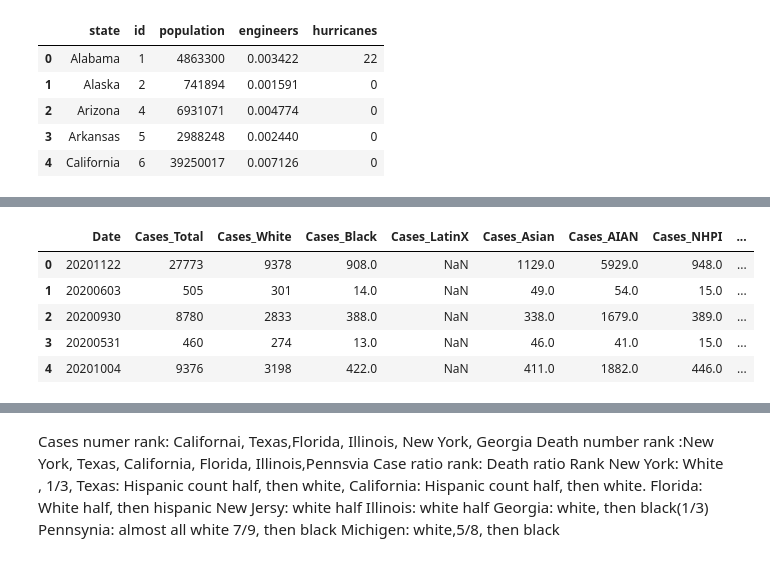
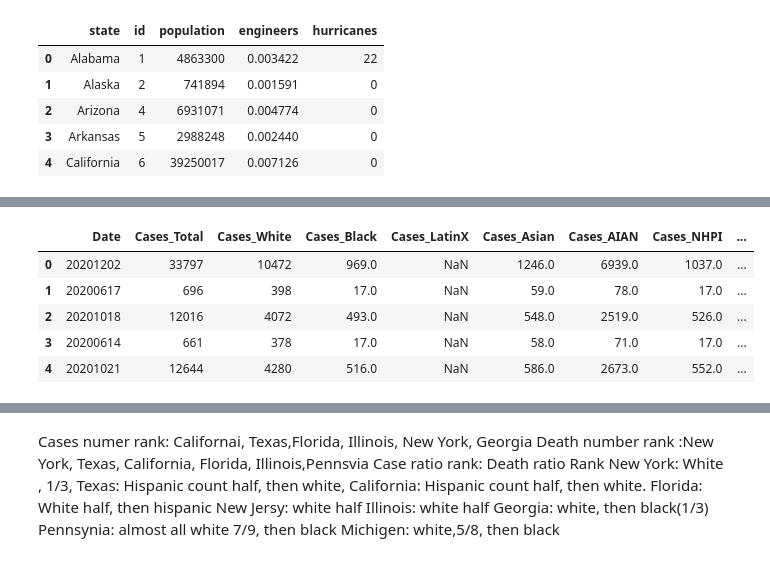
Before and after one commit to yaolihua081/COVID-19-Project, a Jupyter notebook: USACovid_19_By_Race.ipynb, the cells around one changed output, grey strips where cells are left out. Saved outputs shown, nothing was run; the diff lists cells and outputs as text; code cells hidden in the pictures.

```diff
--- a/USACovid_19_By_Race.ipynb
+++ b/USACovid_19_By_Race.ipynb
@@ -51,31 +42,31 @@ Saving USAStateABV.csv to USAStateABV.csv
 # %%
 #https://covidtracking.com/race/about#download-the-data
 # The data were loaded to Githhub so I can read them directly
-covid_data=pd.read_csv('https://raw.githubusercontent.com/yaolihua081/Stanford-CS06dataviz/main/Race%20Data%20Entry%20-%20CRDT.csv')
+covid_data=pd.read_csv('https://raw.githubusercontent.com/yaolihua081/COVID-19-Project/main/CRDT%20Data%20-%20CRDTDec5.csv')#data by dec 2
 covid_data.dropna()
 #this is to match state name
 USAStateABV_data=pd.read_csv('https://raw.githubusercontent.com/yaolihua081/Stanford-CS06dataviz/main/USAStateABV.csv')
 #USAStateABV_data=pd.read_csv('USAStateABV.csv')
 #covid_data=pd.read_csv('Race Data Entry - CRDT.csv')
 
 #find week for the date
 covid_data['date']=covid_data['Date'].apply(lambda x: datetime.datetime.strptime(str(x), '%Y%m%d').strftime('%m/%d/%Y'))
 covid_data.head
 covid_data['week']=pd.DatetimeIndex(covid_data['date']).week
 covid_data
 #match state name
 USAStateABV_data['state_code']=USAStateABV_data['Code']
 covid_data['state_code']=covid_data['State']
 covid_data.drop(['State'],axis = 1, inplace=True)
 
 covid_data_sorted=covid_data.sort_values(by='state_code')
 USAStateABV_data_sorted=USAStateABV_data.sort_values(by='state_code')
 covid_data_sorted=pd.merge(covid_data_sorted,USAStateABV_data_sorted)
 covid_data_sorted.head()
 # %% [output]
 |  | Date | Cases_Total | Cases_White | Cases_Black | Cases_LatinX | Cases_Asian | Cases_AIAN | Cases_NHPI | ... |
-| 0 | 20201122 | 27773 | 9378 | 908.0 | NaN | 1129.0 | 5929.0 | 948.0 | ... |
-| 1 | 20200603 | 505 | 301 | 14.0 | NaN | 49.0 | 54.0 | 15.0 | ... |
-| 2 | 20200930 | 8780 | 2833 | 388.0 | NaN | 338.0 | 1679.0 | 389.0 | ... |
-| 3 | 20200531 | 460 | 274 | 13.0 | NaN | 46.0 | 41.0 | 15.0 | ... |
-| 4 | 20201004 | 9376 | 3198 | 422.0 | NaN | 411.0 | 1882.0 | 446.0 | ... |
+| 0 | 20201202 | 33797 | 10472 | 969.0 | NaN | 1246.0 | 6939.0 | 1037.0 | ... |
+| 1 | 20200617 | 696 | 398 | 17.0 | NaN | 59.0 | 78.0 | 17.0 | ... |
+| 2 | 20201018 | 12016 | 4072 | 493.0 | NaN | 548.0 | 2519.0 | 526.0 | ... |
+| 3 | 20200614 | 661 | 378 | 17.0 | NaN | 58.0 | 71.0 | 17.0 | ... |
+| 4 | 20201021 | 12644 | 4280 | 516.0 | NaN | 586.0 | 2673.0 | 552.0 | ... |
```
Also changed, not shown: parts of 28 cells of this notebook.
